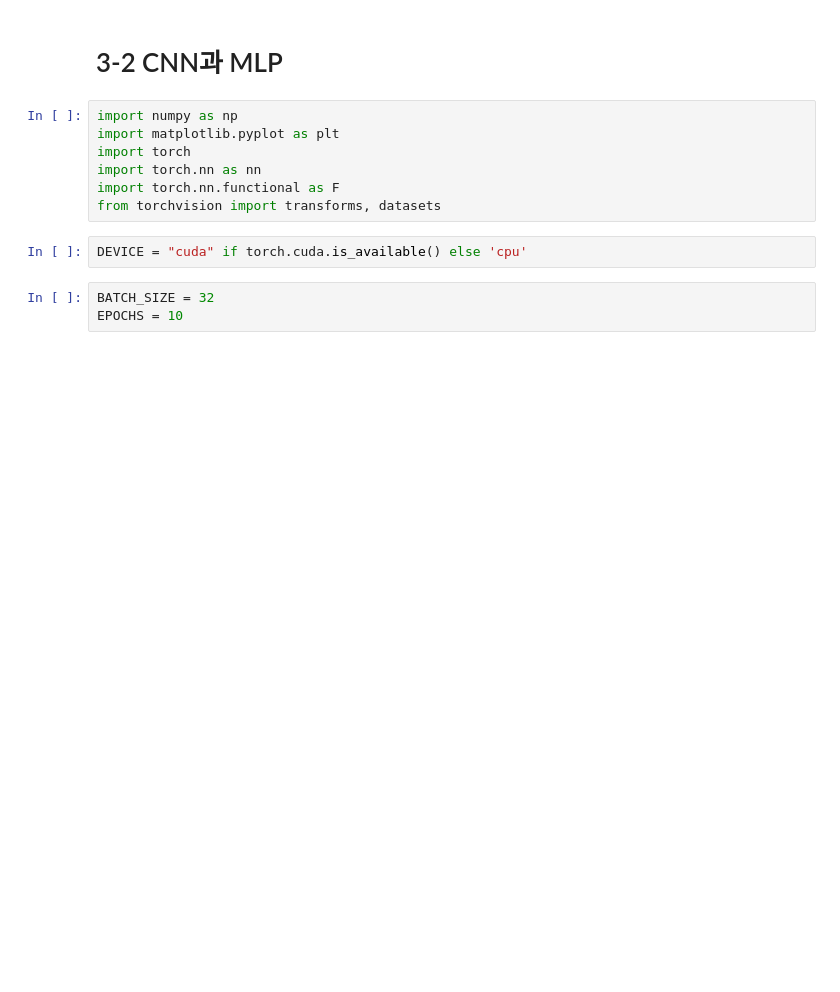
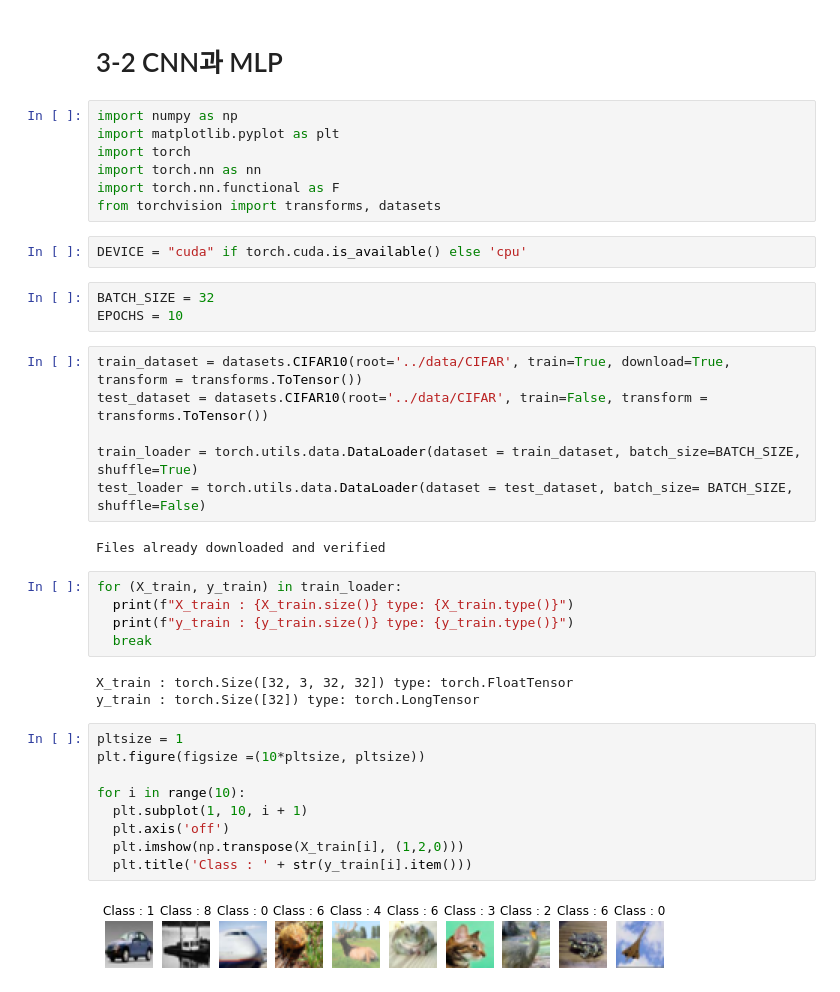
Before and after one commit to YMGYM/python_deeplearning_pytorch, a Jupyter notebook: Pytorch_part3~.ipynb, the cells around one changed output. Cells and saved outputs as stored; diff of their text form; blank space fills up the shorter version.

```diff
--- a/Pytorch_part3~.ipynb
+++ b/Pytorch_part3~.ipynb
@@ -38,3 +38,30 @@ DEVICE = "cuda" if torch.cuda.is_available() else 'cpu'
 # %%
 BATCH_SIZE = 32
 EPOCHS = 10
+# %%
+train_dataset = datasets.CIFAR10(root='../data/CIFAR', train=True, download=True, transform = transforms.ToTensor())
+test_dataset = datasets.CIFAR10(root='../data/CIFAR', train=False, transform = transforms.ToTensor())
+
+train_loader = torch.utils.data.DataLoader(dataset = train_dataset, batch_size=BATCH_SIZE, shuffle=True)
+test_loader = torch.utils.data.DataLoader(dataset = test_dataset, batch_size= BATCH_SIZE, shuffle=False)
+# %% [output]
+Files already downloaded and verified
+# %%
+for (X_train, y_train) in train_loader:
+  print(f"X_train : {X_train.size()} type: {X_train.type()}")
+  print(f"y_train : {y_train.size()} type: {y_train.type()}")
+  break
+# %% [output]
+X_train : torch.Size([32, 3, 32, 32]) type: torch.FloatTensor
+y_train : torch.Size([32]) type: torch.LongTensor
+# %%
+pltsize = 1
+plt.figure(figsize =(10*pltsize, pltsize))
+
+for i in range(10):
+  plt.subplot(1, 10, i + 1)
+  plt.axis('off')
+  plt.imshow(np.transpose(X_train[i], (1,2,0)))
+  plt.title('Class : ' + str(y_train[i].item()))
+# %% [output]
+[figure, added]
```
Also changed, not shown: parts of 11 cells of this notebook.
